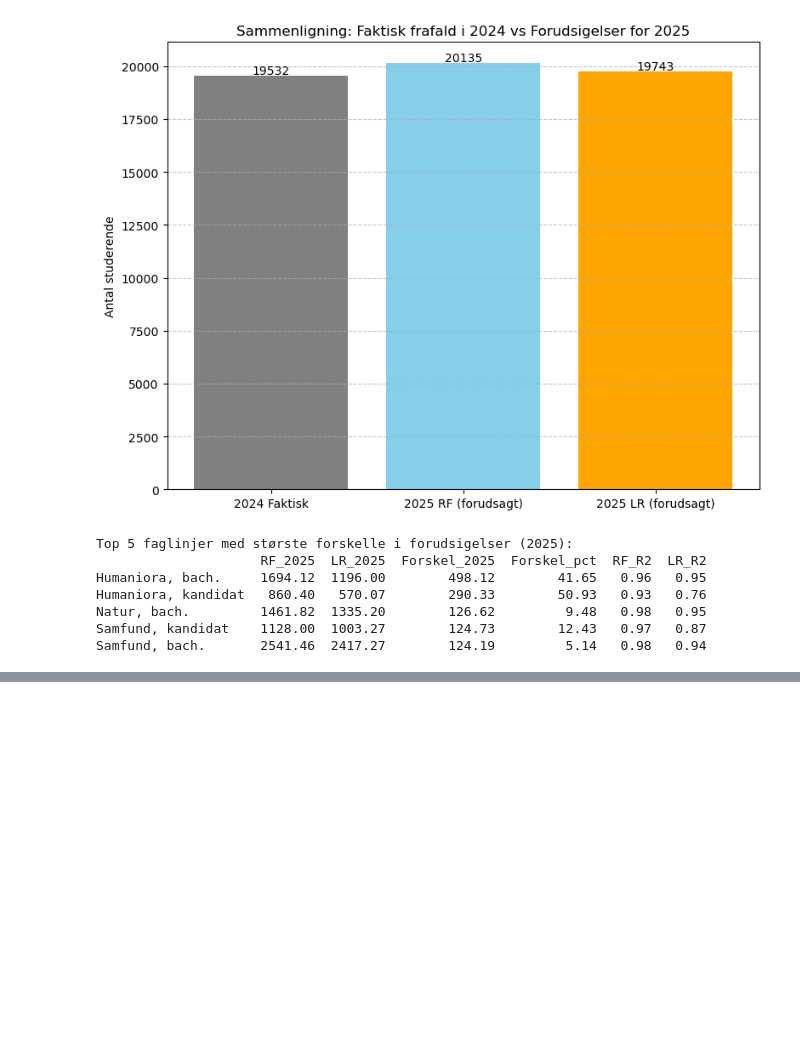
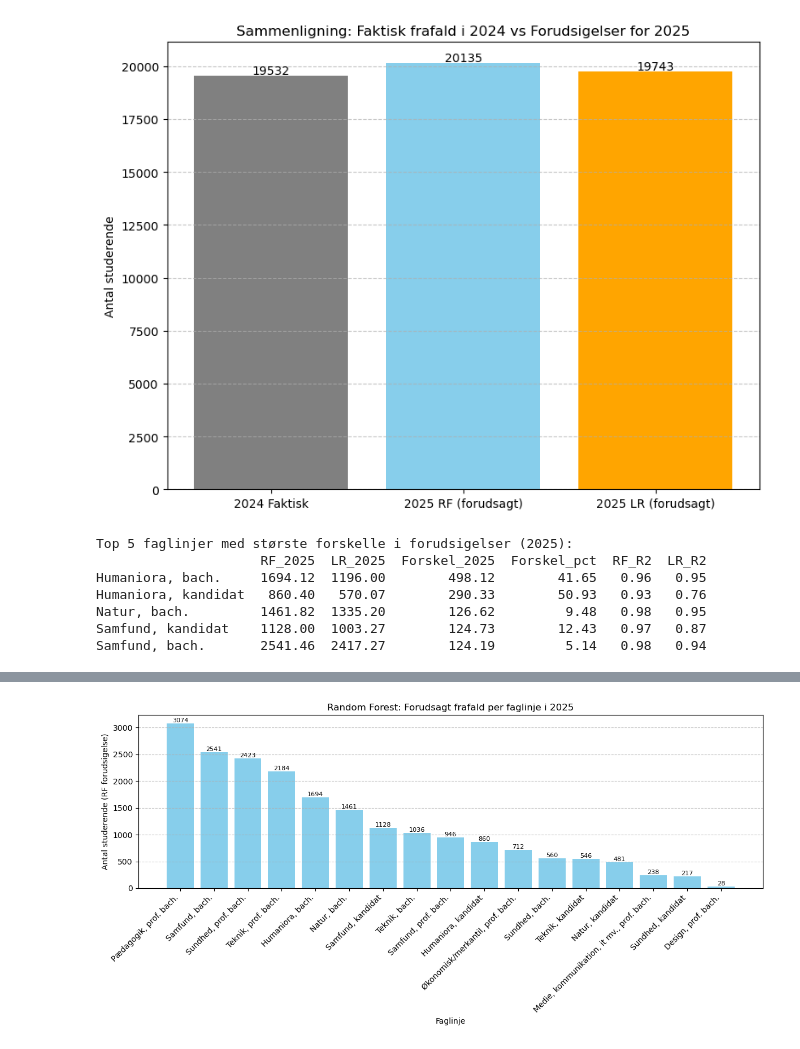
Before and after one commit to Freddo-404/Exam_BI, a Jupyter notebook: UddannelsesAnalyse_Supervised_Unsupervised.ipynb, the cells around one changed output, grey strips where cells are left out. Saved outputs shown, nothing was run; the diff lists cells and outputs as text; code cells hidden in the pictures; blank space fills up the shorter version.

```diff
--- a/UddannelsesAnalyse_Supervised_Unsupervised.ipynb
+++ b/UddannelsesAnalyse_Supervised_Unsupervised.ipynb
@@ -269,0 +294,22 @@ Samfund, bach.       2541.46  2417.27        124.19         5.14   0.98   0.94
+# %%
+rf_sorted = pred_df.sort_values(by='RF_2025', ascending=False)
+
+# Plot
+plt.figure(figsize=(12, 6))
+bars = plt.bar(rf_sorted.index, rf_sorted['RF_2025'], color='skyblue')
+
+# Vis værdier ovenpå søjlerne hvis der er få faglinjer
+if len(rf_sorted) <= 20:
+    for bar in bars:
+        height = bar.get_height()
+        plt.text(bar.get_x() + bar.get_width()/2, height + 20, f'{int(height)}', ha='center', fontsize=8)
+
+plt.title('Random Forest: Forudsagt frafald per faglinje i 2025')
+plt.ylabel('Antal studerende (RF forudsigelse)')
+plt.xlabel('Faglinje')
+plt.xticks(rotation=45, ha='right')
+plt.grid(axis='y', linestyle='--', alpha=0.7)
+plt.tight_layout()
+plt.show()
+# %% [output]
+[figure, added]
```
Also changed, not shown: parts of 2 cells of this notebook.
